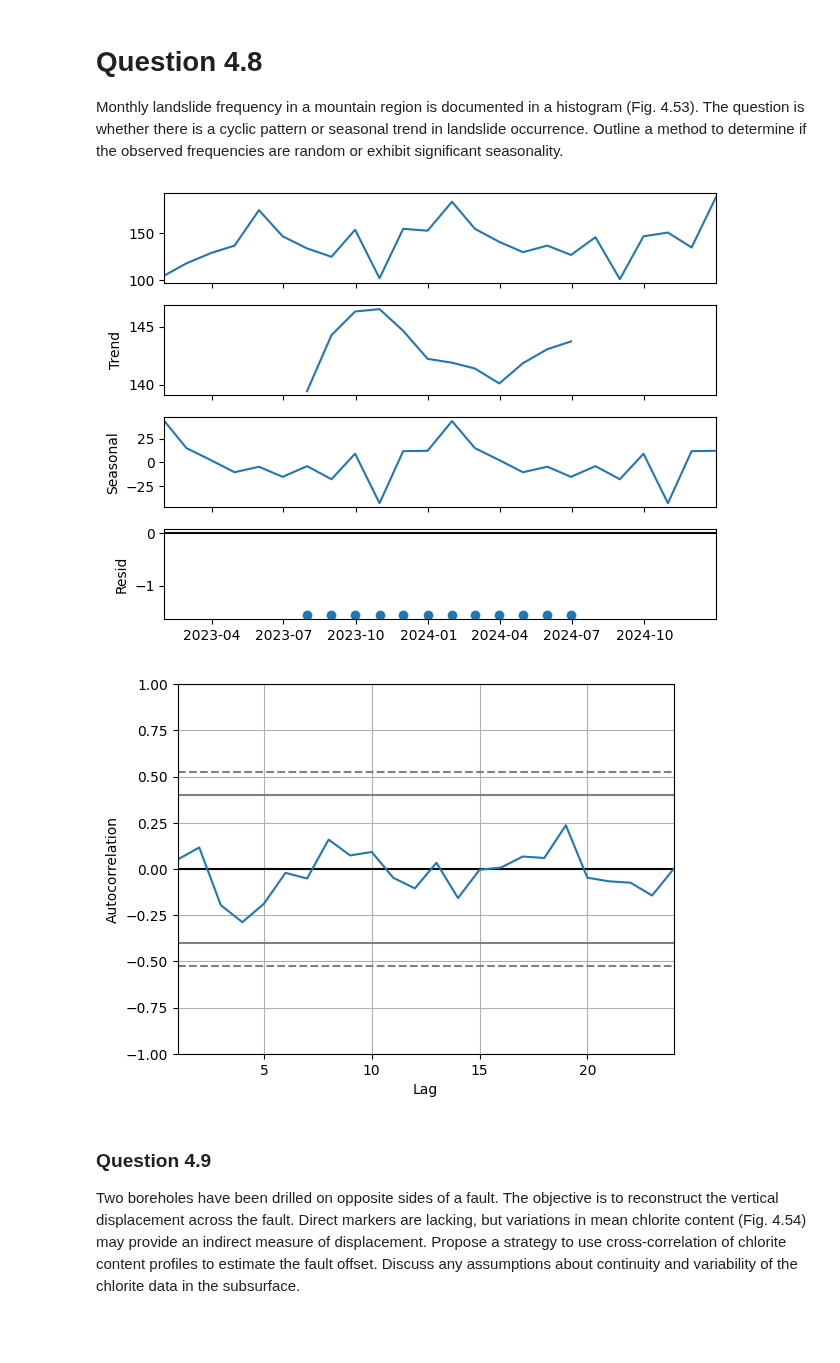
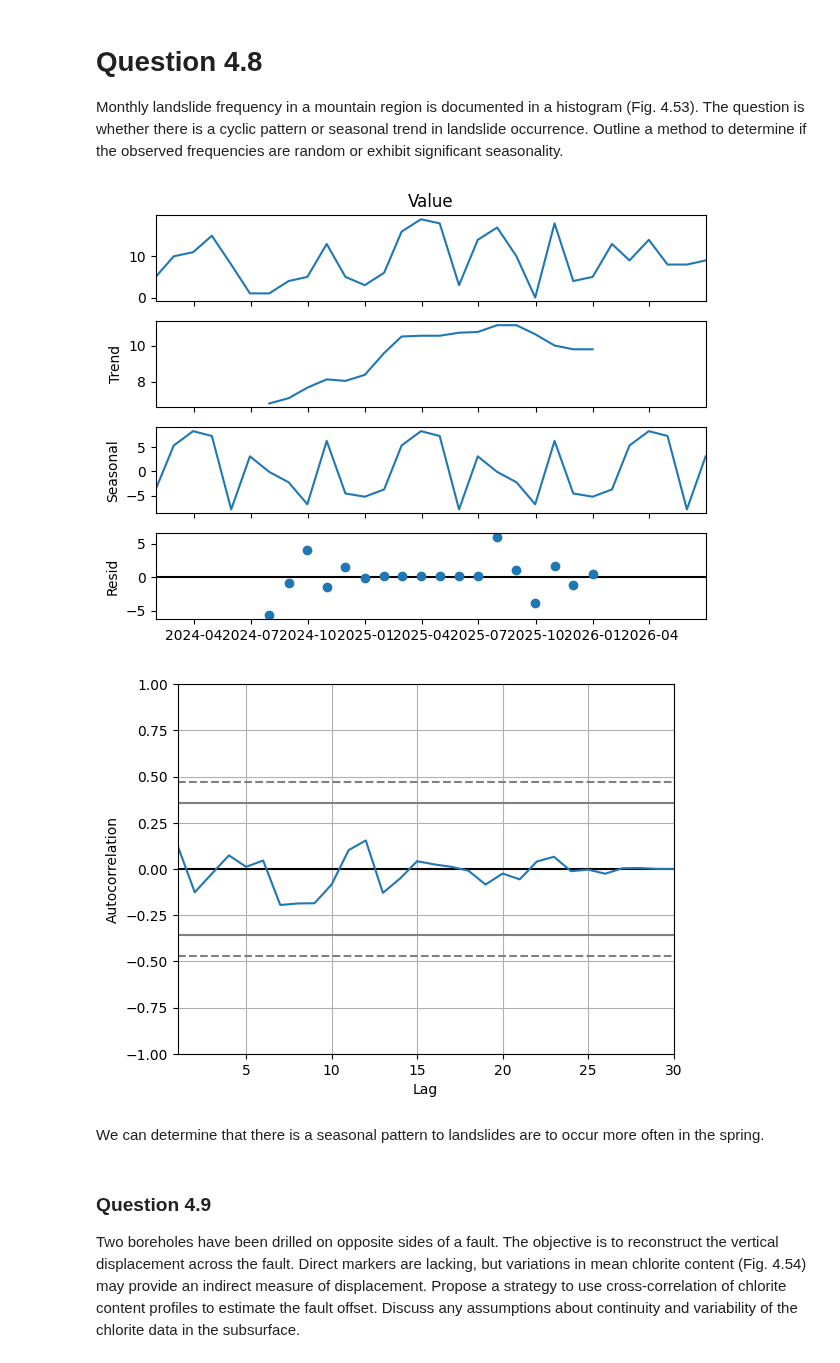
Before and after one commit to iGeology-Illinois/geol-581-module-3-principles-of-uncertainty-chapter-4-seanb7, a Jupyter notebook: GEOL581_M3StatsHW.ipynb, the cells around one changed output. Cells and saved outputs as stored; diff of their text form; code cells hidden in the pictures; blank space fills up the shorter version.

```diff
--- a/GEOL581_M3StatsHW.ipynb
+++ b/GEOL581_M3StatsHW.ipynb
@@ -369,36 +371,53 @@ Monthly landslide frequency in a mountain region is documented in a histogram (F
 # %%
 # Hints and Starting Code for Question 4.8
 
 import numpy as np
 import pandas as pd
 import matplotlib.pyplot as plt
 from statsmodels.tsa.seasonal import seasonal_decompose
 
 # Approach Hints:
 # 1. Represent the monthly frequency data in a time series format.
 # 2. Use time-series analysis, e.g., seasonal_decompose from statsmodels, to detect seasonality.
 # 3. Alternatively, consider hypothesis tests for randomness or periodicity (e.g. autocorrelation plots).
 # 4. Visualize the data to check for any repeating patterns across months or seasons.
 
 # Monthly Frequency
+# Hints and Starting Code for Question 4.8
+
+import numpy as np
+import pandas as pd
+import matplotlib.pyplot as plt
+from statsmodels.tsa.seasonal import seasonal_decompose
+
+# Approach Hints:
+# 1. Represent the monthly frequency data in a time series format.
+# 2. Use time-series analysis, e.g., seasonal_decompose from statsmodels, to detect seasonality.
+# 3. Alternatively, consider hypothesis tests for randomness or periodicity (e.g. autocorrelation plots).
+# 4. Visualize the data to check for any repeating patterns across months or seasons.
+
+# Monthly Frequency
 # Creating sample data for 2 years to have at least 2 cycles
-data = {'Month': pd.date_range(start='2023-01-01', periods=24, freq='M'),  # 24 months for 2 years
-        'Value': np.random.randint(100, 200, size=24)} # Creating random data for 24 months
+data = {'Month': pd.date_range(start='2024-01-01', periods=30, freq='M'),  # 30 months for 2.5 years
+        'Value': np.random.randint(0, 20, size=30)} # Landslide data for 30 months
 df = pd.DataFrame(data)
 df.set_index('Month', inplace=True)
 
+# Time Series Analysis
 # Seasonal Decomposition
-# setting period to 12 to indicate monthly seasonality
-result = seasonal_decompose(df, model='additive', period=12)
+# Setting period to 12 to indicate monthly seasonality
+result = seasonal_decompose(df['Value'], model='additive', period=12)
 result.plot()
 plt.show()
 
 # Hypothesis Test
-autocorrelation_plot = pd.plotting.autocorrelation_plot(df)
+pd.plotting.autocorrelation_plot(df['Value'])
 plt.show()
 # %% [output]
-[figure, old version]
+[figure, new version]
-[figure, old version]
+[figure, new version]
+# %% [markdown]
+We can determine that there is a seasonal pattern to landslides are to occur more often in the spring.
 # %% [markdown]
 ### Question 4.9
 Two boreholes have been drilled on opposite sides of a fault. The objective is to reconstruct the vertical displacement across the fault. Direct markers are lacking, but variations in mean chlorite content (Fig. 4.54) may provide an indirect measure of displacement. Propose a strategy to use cross-correlation of chlorite content profiles to estimate the fault offset. Discuss any assumptions about continuity and variability of the chlorite data in the subsurface.
```
Also changed, not shown: parts of 3 cells of this notebook.
